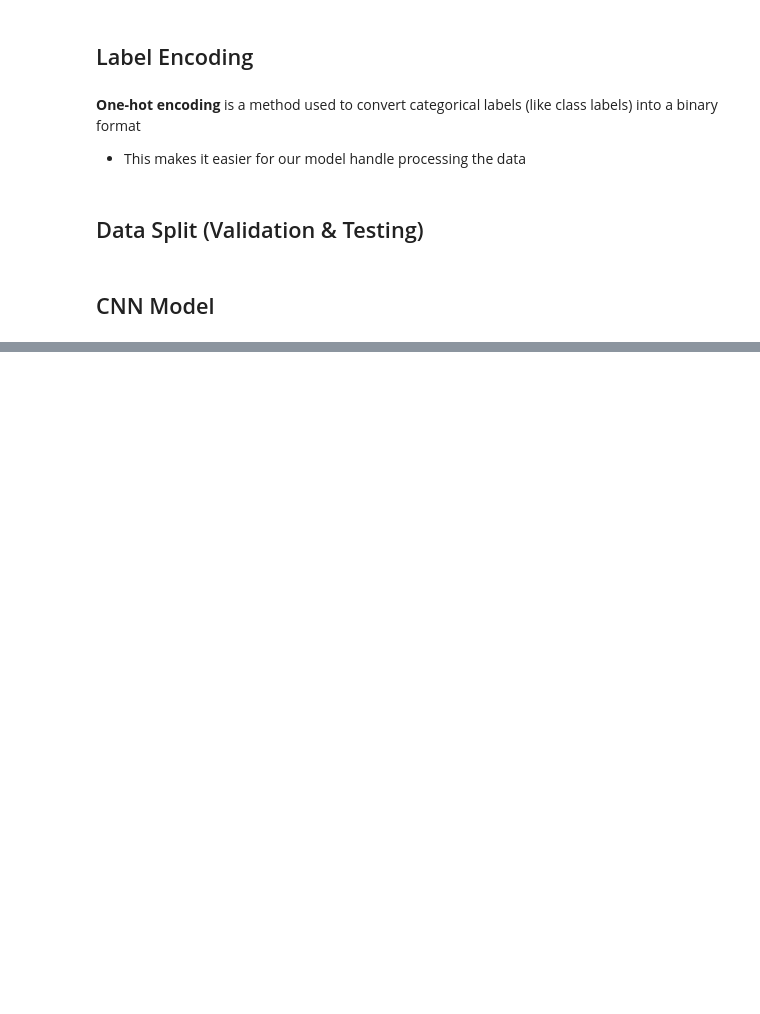
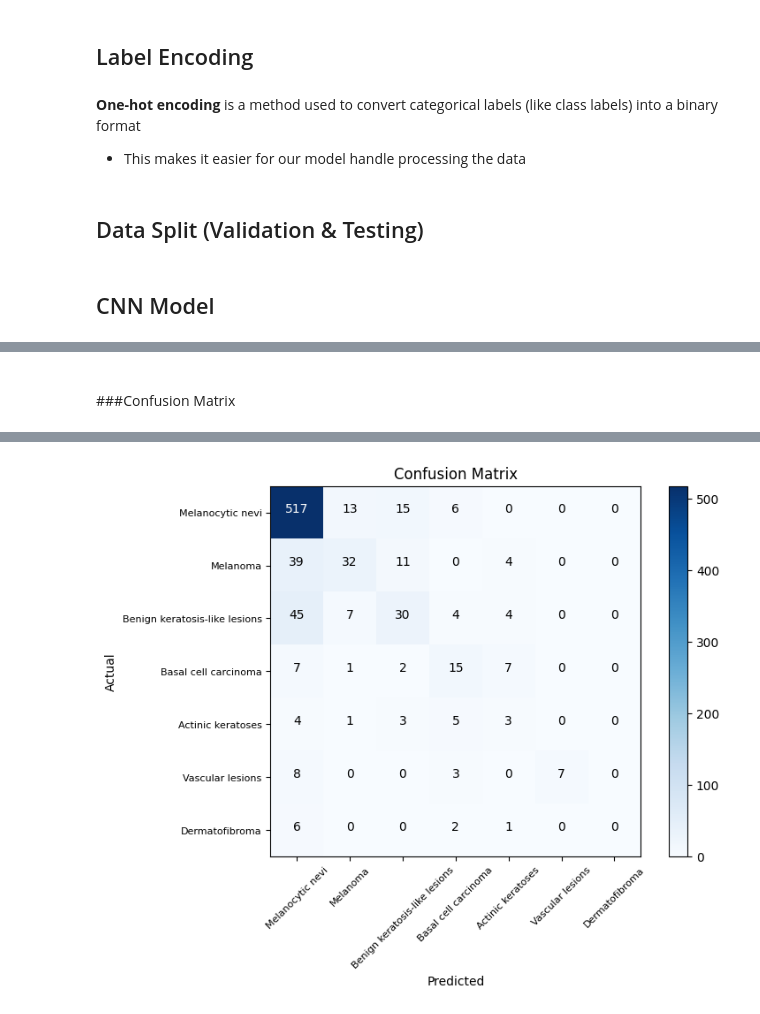
Before and after one commit to parshanpourbakht/SkinScan, a Jupyter notebook: backend/skin_scan.ipynb, the cells around one changed output, grey strips where cells are left out. Drawn from its saved outputs; the diff is of its cells as text; code cells hidden in the pictures; blank space fills up the shorter version.

```diff
--- a/backend/skin_scan.ipynb
+++ b/backend/skin_scan.ipynb
@@ -500,0 +551,45 @@ plt.show()
+# %% [markdown]
+<br>
+
+###Confusion Matrix
+# %%
+def plot_cm(matrix, labels, normalize=False, title='Confusion Matrix', cmap=plt.cm.Blues):
+    plt.figure(figsize=(8, 6))
+    plt.imshow(matrix, interpolation='nearest', cmap=cmap)
+    plt.title(title)
+    plt.colorbar()
+    tick_marks = np.arange(len(labels))
+    plt.xticks(tick_marks, labels, rotation=45, fontsize=8)
+    plt.yticks(tick_marks, labels, fontsize=8)
+
+    if normalize:
+        matrix = matrix.astype('float') / matrix.sum(axis=1)[:, np.newaxis]
+
+    threshold = matrix.max() / 2.0
+    for i, j in itertools.product(range(matrix.shape[0]), range(matrix.shape[1])):
+        plt.text(j, i, f"{matrix[i, j]}", ha="center", color="white" if matrix[i, j] > threshold else "black")
+
+    plt.tight_layout()
+    plt.ylabel('Actual', fontsize=10)
+    plt.xlabel('Predicted', fontsize=10)
+    plt.show()
+
+predictions = model.predict(X_validate)
+predicted_labels = np.argmax(predictions, axis=1)
+actual_labels = np.argmax(y_validate, axis=1)
+
+cmatrix = confusion_matrix(actual_labels, predicted_labels)
+
+label_names = [
+    "Melanocytic nevi",  # nv
+    "Melanoma",  # mel
+    "Benign keratosis-like lesions",  # bkl
+    "Basal cell carcinoma",  # bcc
+    "Actinic keratoses",  # akiec
+    "Vascular lesions",  # vasc
+    "Dermatofibroma"  # df
+]
+
+
+plot_cm(cmatrix, label_names)
+# %% [output]
@@ -501,2 +597,3 @@ plt.show()
+[figure, added]
 # %%
 model.save("skin_scan_model.keras")
```
Also changed, not shown: parts of 25 cells of this notebook, 7 other files.
